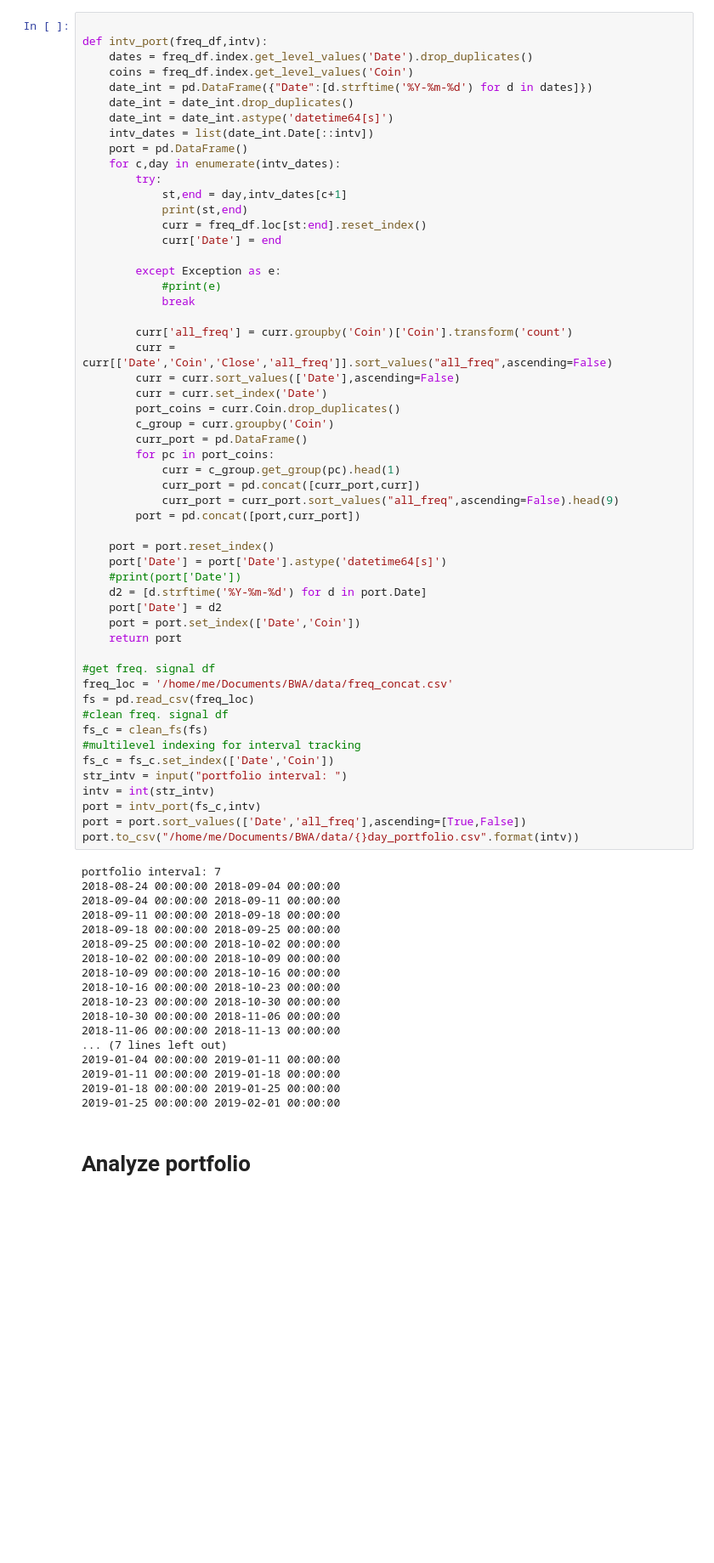
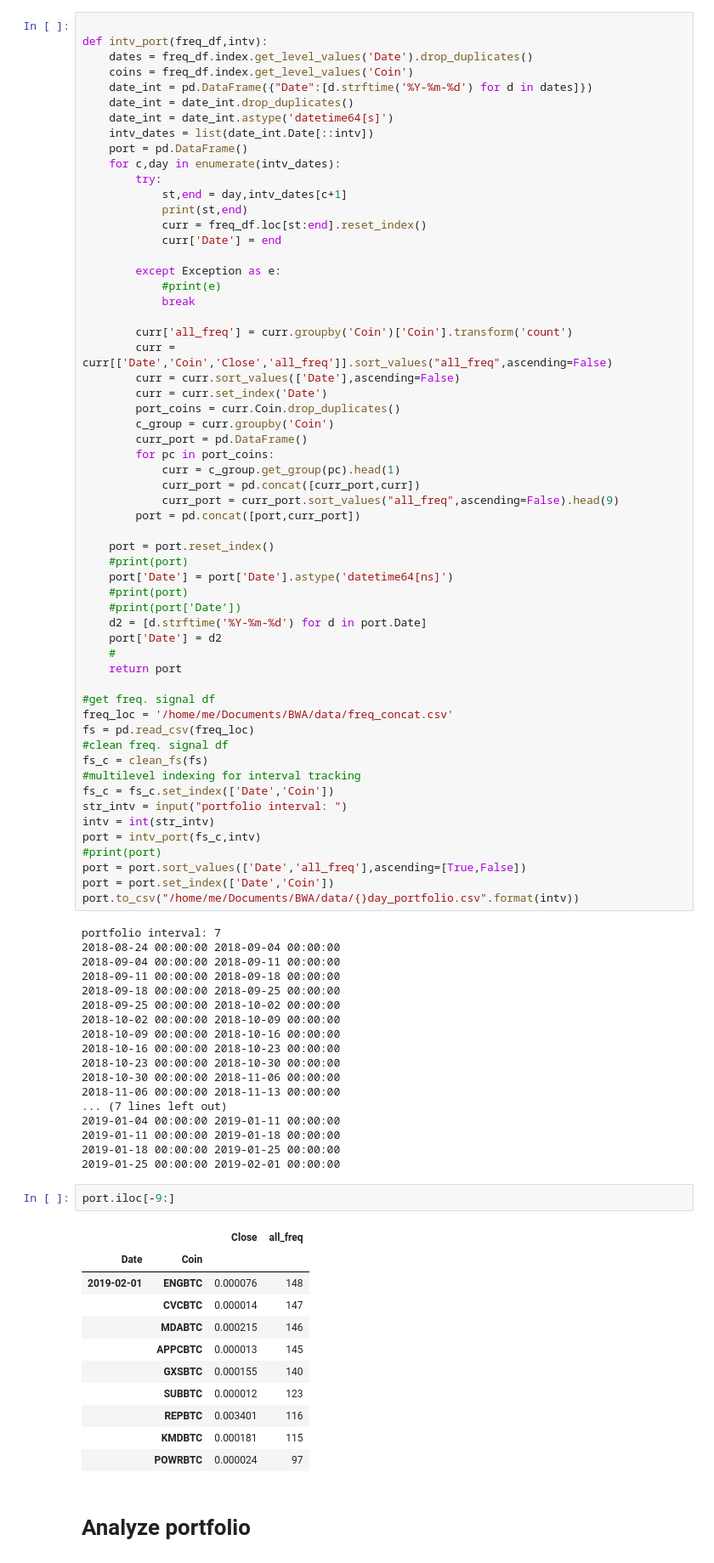
Before and after one commit to darkstar4401/Portfolio-Analysis, a Jupyter notebook: port_maker_v2.ipynb, the cells around one changed output. Shown at 85% size. Drawn from its saved outputs; the diff is of its cells as text; blank space fills up the shorter version.

```diff
--- a/port_maker_v2.ipynb
+++ b/port_maker_v2.ipynb
@@ -360,11 +360,13 @@ def intv_port(freq_df,intv):
         port = pd.concat([port,curr_port])
 
     port = port.reset_index()
-    port['Date'] = port['Date'].astype('datetime64[s]')
+    #print(port)
+    port['Date'] = port['Date'].astype('datetime64[ns]')
+    #print(port)
     #print(port['Date'])
     d2 = [d.strftime('%Y-%m-%d') for d in port.Date]
     port['Date'] = d2
-    port = port.set_index(['Date','Coin'])
+    #
     return port
 
 #get freq. signal df
@@ -377,7 +379,9 @@ fs_c = fs_c.set_index(['Date','Coin'])
 str_intv = input("portfolio interval: ")
 intv = int(str_intv)
 port = intv_port(fs_c,intv)
+#print(port)
 port = port.sort_values(['Date','all_freq'],ascending=[True,False])
+port = port.set_index(['Date','Coin'])
 port.to_csv("/home/me/Documents/BWA/data/{}day_portfolio.csv".format(intv))
 # %% [output]
 portfolio interval: 7
@@ -397,5 +401,19 @@ portfolio interval: 7
 2019-01-11 00:00:00 2019-01-18 00:00:00
 2019-01-18 00:00:00 2019-01-25 00:00:00
 2019-01-25 00:00:00 2019-02-01 00:00:00
+# %%
+port.iloc[-9:]
+# %% [output]
+|  |  | Close | all_freq |
+| Date | Coin |  |  |
+| 2019-02-01 | ENGBTC | 0.000076 | 148 |
+|  | CVCBTC | 0.000014 | 147 |
+|  | MDABTC | 0.000215 | 146 |
+|  | APPCBTC | 0.000013 | 145 |
+|  | GXSBTC | 0.000155 | 140 |
+|  | SUBBTC | 0.000012 | 123 |
+|  | REPBTC | 0.003401 | 116 |
+|  | KMDBTC | 0.000181 | 115 |
+|  | POWRBTC | 0.000024 | 97 |
 # %% [markdown]
 # Analyze portfolio
```
Also changed, not shown: parts of 3 cells of this notebook.
